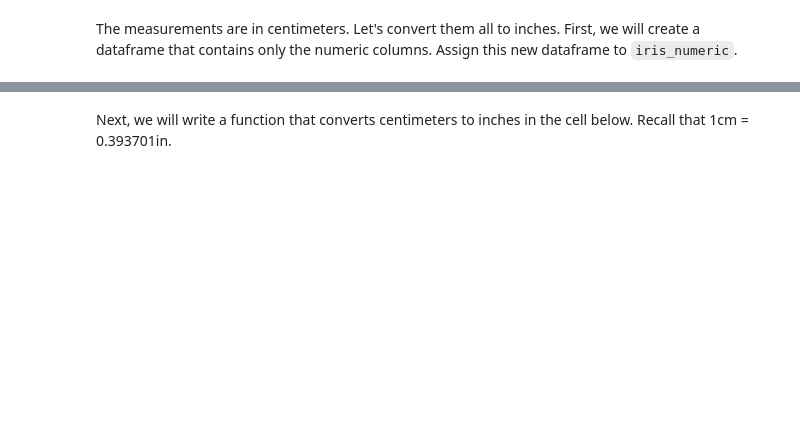
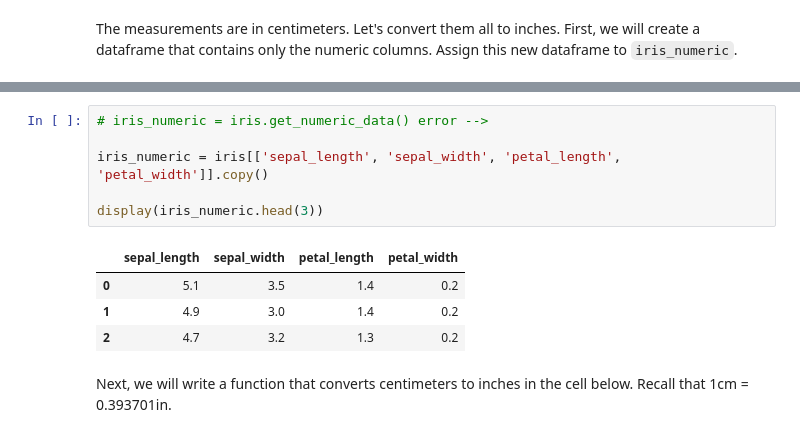
Before and after one commit to CibelesR/dataptmad1019, a Jupyter notebook: module-1/lab-functional-programming/your-code/main.ipynb, the cells around one changed output, grey strips where cells are left out. Saved outputs shown, nothing was run; the diff lists cells and outputs as text; blank space fills up the shorter version.

```diff
--- a/module-1/lab-functional-programming/your-code/main.ipynb
+++ b/module-1/lab-functional-programming/your-code/main.ipynb
@@ -170,3 +207,14 @@ The measurements are in centimeters. Let's convert them all to inches. First, we
+# %%
+# iris_numeric = iris.get_numeric_data() error -->
+
+iris_numeric = iris[['sepal_length', 'sepal_width', 'petal_length', 'petal_width']].copy()
+
+display(iris_numeric.head(3))
+# %% [output]
+|  | sepal_length | sepal_width | petal_length | petal_width |
+| 0 | 5.1 | 3.5 | 1.4 | 0.2 |
+| 1 | 4.9 | 3.0 | 1.4 | 0.2 |
+| 2 | 4.7 | 3.2 | 1.3 | 0.2 |
 # %% [markdown]
 Next, we will write a function that converts centimeters to inches in the cell below. Recall that 1cm = 0.393701in.
 # %%
```
Also changed, not shown: parts of 10 cells of this notebook.
